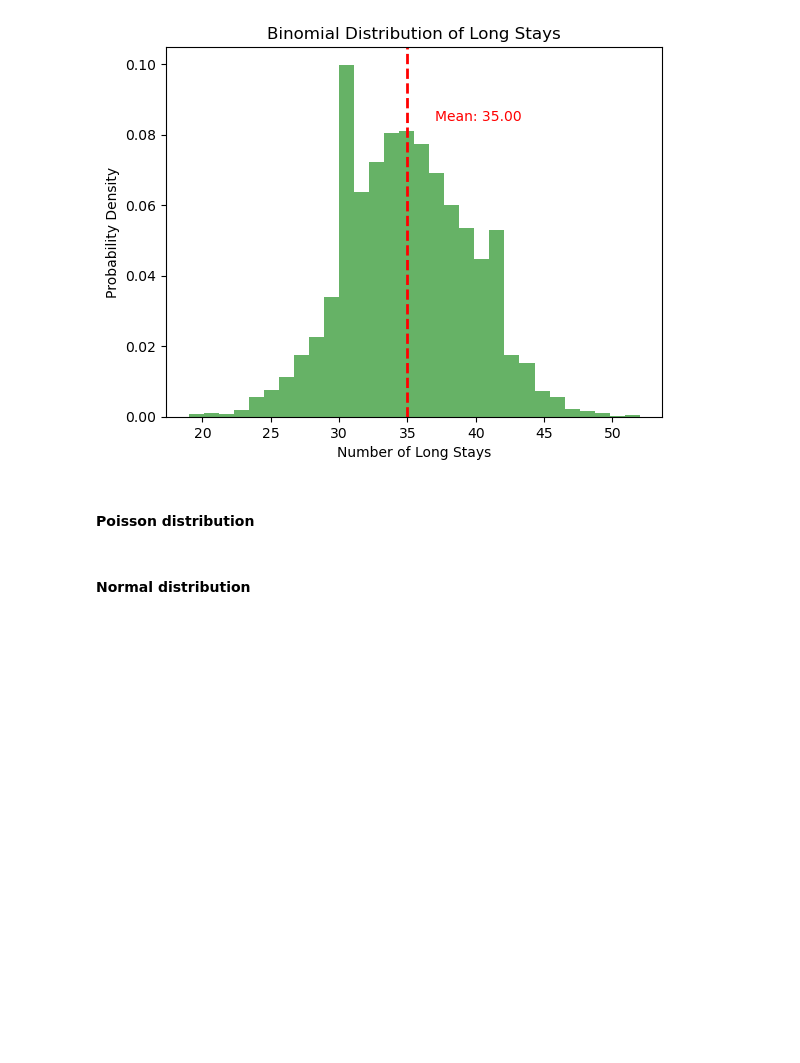
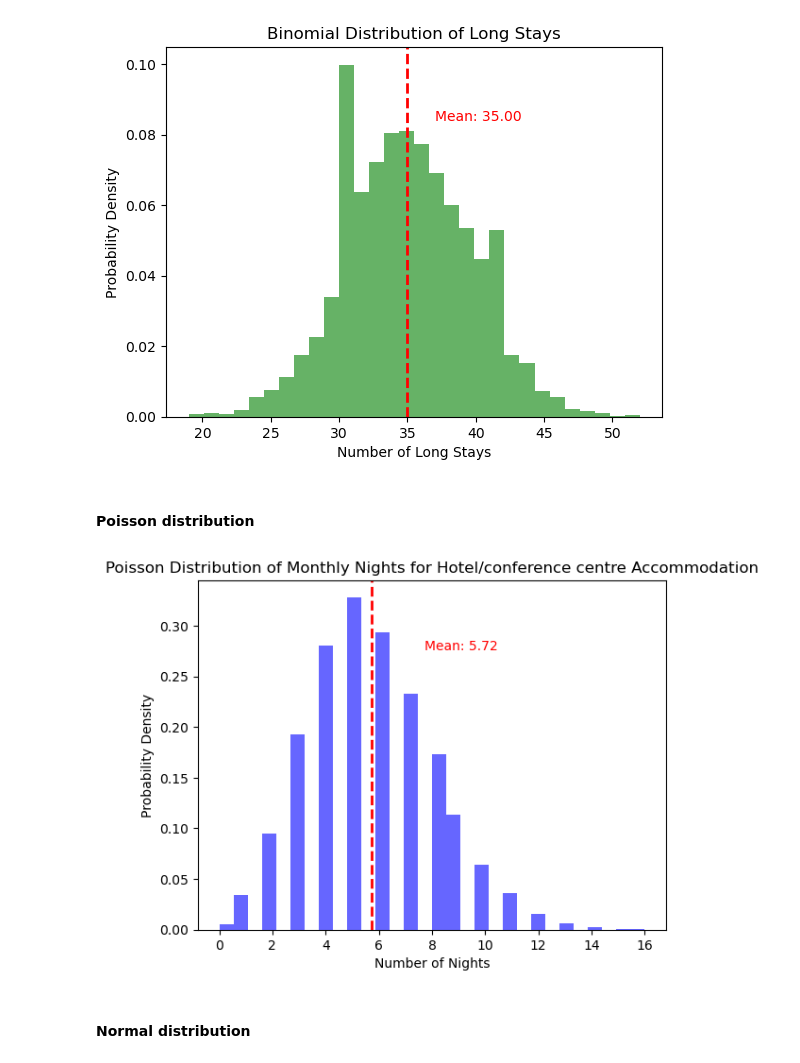
Before and after one commit to IssetVillegas/CCT-Dublin-msc-da-sept-24-sem-1-ca1-IssetVillegas, a Jupyter notebook: EDA.ipynb, the cells around one changed output. Saved outputs shown, nothing was run; the diff lists cells and outputs as text; code cells hidden in the pictures; blank space fills up the shorter version.

Commit message:
distribution as a function
Poisson distribution

```diff
--- a/EDA.ipynb
+++ b/EDA.ipynb
@@ -641,5 +641,10 @@ See the caveats in the documentation: https://pandas.pydata.org/pandas-docs/stab
 [figure]
 # %% [markdown]
 #### Poisson distribution
+# %%
+#Calling the poisson distribution function for hotel/conference center
+plot_poisson_distribution(df_no_outliers, 'Main Accommodation Type', 'Hotel/conference centre')
+# %% [output]
+[figure, added]
 # %% [markdown]
 #### Normal distribution
```
